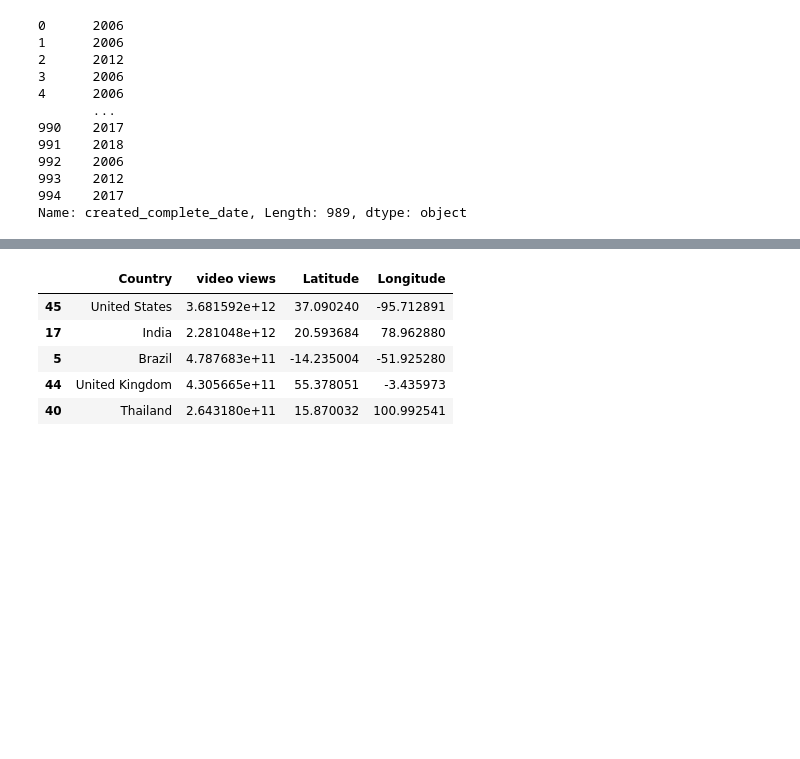
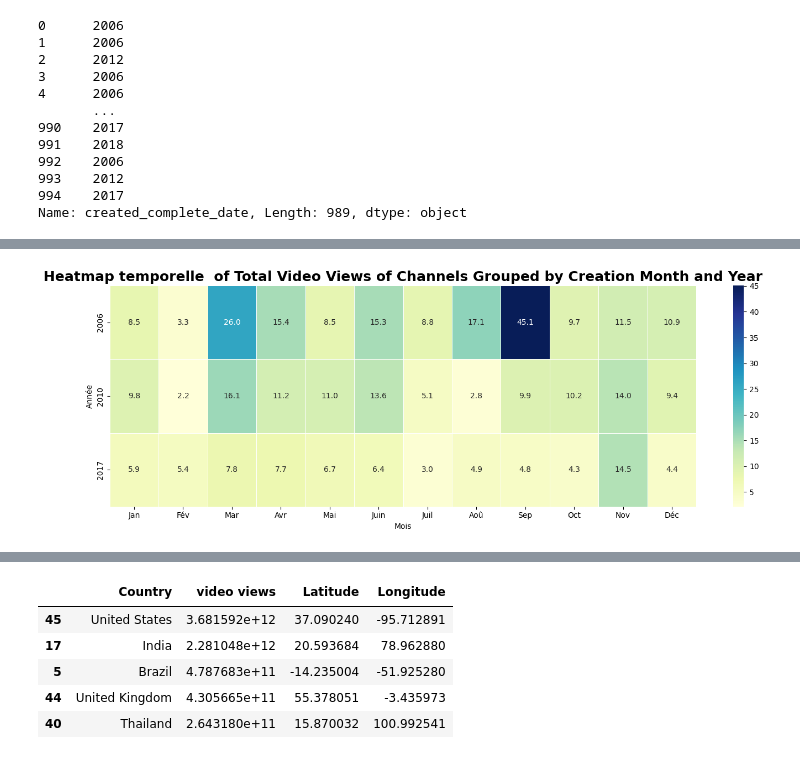
Before and after one commit to elmoujahidayoub171/Youtube-analysis-project, a Jupyter notebook: notebooks/time_series_vis.ipynb, the cells around one changed output, grey strips where cells are left out. Saved outputs shown, nothing was run; the diff lists cells and outputs as text; code cells hidden in the pictures; blank space fills up the shorter version.

Commit message:
update 1 for temporelle analysis

```diff
--- a/notebooks/time_series_vis.ipynb
+++ b/notebooks/time_series_vis.ipynb
@@ -109,0 +245,8 @@ plt.show()
+# %%
+# create dynamic table
+pivot_heatmap = data.pivot_table(
+    values="video views",
+    index="created_year",
+    columns="created_month",
+    aggfunc="mean"
+)
@@ -109,0 +263,35 @@ plt.show()
+# %%
+mois = {
+    "01": "Jan",
+    "02": "Fév",
+    "03": "Mar",
+    "04": "Avr",
+    "05": "Mai",
+    "06": "Juin",
+    "07": "Juil",
+    "08": "Aoû",
+    "09": "Sep",
+    "10": "Oct",
+    "11": "Nov",
+    "12": "Déc"
+}
+# %%
+# Transform columns [ months ] to abbreviate format
+pivot_heatmap.columns = [mois[m] for m in pivot_heatmap.columns]
+# %%
+# work with data comming form years 2006 , 2010 , 2017
+pivot_heatmap_2006_2010_2017 = pivot_heatmap[pivot_heatmap.index.isin([2006,2010,2017])]
+# %%
+
+plt.figure(figsize=(14, 5))
+sns.heatmap(pivot_heatmap_2006_2010_2017, annot=True, fmt=".1f", cmap="YlGnBu", linewidths=0.5)
+
+plt.title("Heatmap temporelle  of Total Video Views of Channels Grouped by Creation Month and Year", fontsize=18, weight="bold")
+
+plt.xlabel("Mois")
+plt.ylabel("Année")
+
+plt.tight_layout()
+plt.show()
+# %% [output]
+[figure, added]
```
Also changed, not shown: parts of 22 cells of this notebook.
